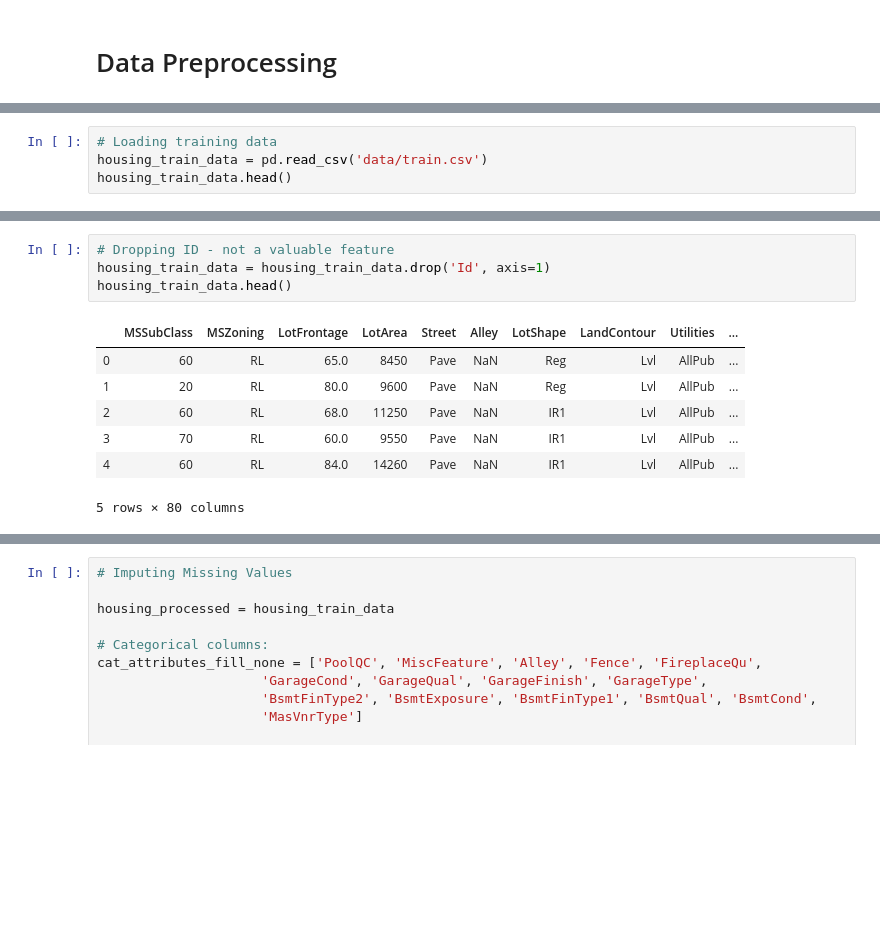
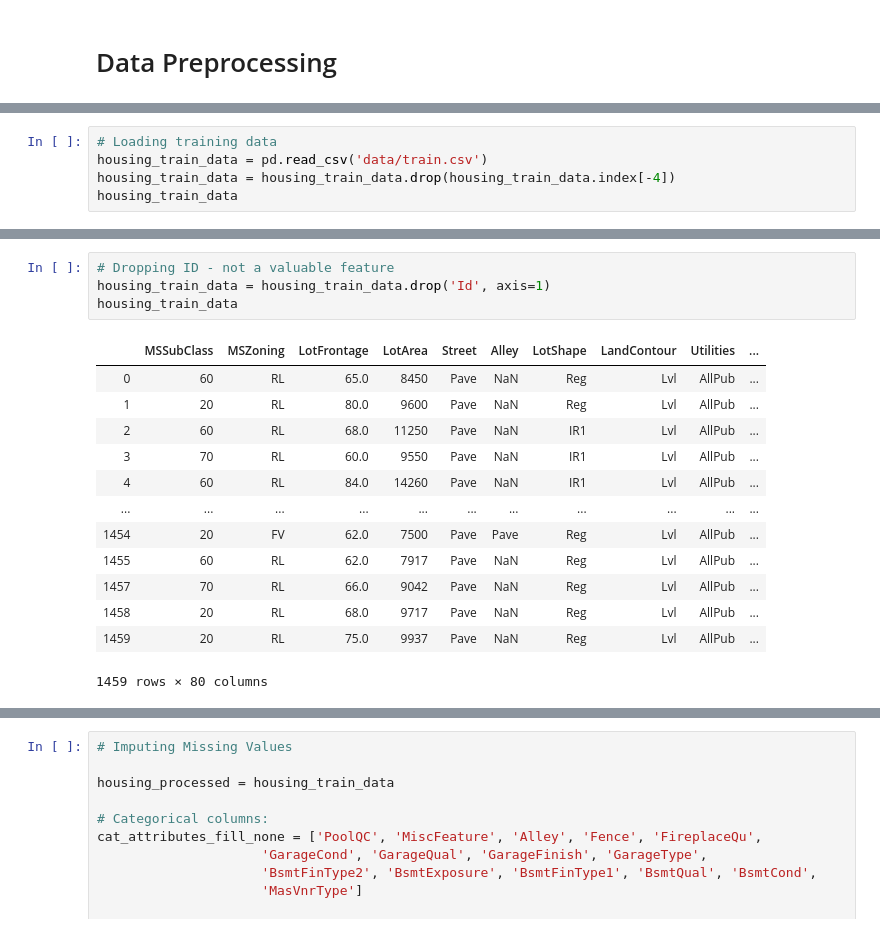
Before and after one commit to diannejardinez/Kaggle-Competition-Practice, a Jupyter notebook: Housing-Prices/second_submission-Machine-Learning-Competition-Practice-Iowa-Home-Prices.ipynb, the cells around one changed output, grey strips where cells are left out. Drawn from its saved outputs; the diff is of its cells as text; blank space fills up the shorter version.

```diff
--- a/Housing-Prices/second_submission-Machine-Learning-Competition-Practice-Iowa-Home-Prices.ipynb
+++ b/Housing-Prices/second_submission-Machine-Learning-Competition-Practice-Iowa-Home-Prices.ipynb
@@ -13,7 +30,8 @@ import seaborn as sns
 # %%
 # Loading training data
 housing_train_data = pd.read_csv('data/train.csv')
-housing_train_data.head()
+housing_train_data = housing_train_data.drop(housing_train_data.index[-4])
+housing_train_data
 # %% [output]
 |  | Id | MSSubClass | MSZoning | LotFrontage | LotArea | Street | Alley | LotShape | LandContour | ... |
 | 0 | 1 | 60 | RL | 65.0 | 8450 | Pave | NaN | Reg | Lvl | ... |
@@ -25,15 +49,21 @@ housing_train_data.head()
 # %%
 # Dropping ID - not a valuable feature
 housing_train_data = housing_train_data.drop('Id', axis=1)
-housing_train_data.head()
+housing_train_data
 # %% [output]
 |  | MSSubClass | MSZoning | LotFrontage | LotArea | Street | Alley | LotShape | LandContour | Utilities | ... |
 | 0 | 60 | RL | 65.0 | 8450 | Pave | NaN | Reg | Lvl | AllPub | ... |
 | 1 | 20 | RL | 80.0 | 9600 | Pave | NaN | Reg | Lvl | AllPub | ... |
 | 2 | 60 | RL | 68.0 | 11250 | Pave | NaN | IR1 | Lvl | AllPub | ... |
 | 3 | 70 | RL | 60.0 | 9550 | Pave | NaN | IR1 | Lvl | AllPub | ... |
 | 4 | 60 | RL | 84.0 | 14260 | Pave | NaN | IR1 | Lvl | AllPub | ... |
+| ... | ... | ... | ... | ... | ... | ... | ... | ... | ... | ... |
+| 1454 | 20 | FV | 62.0 | 7500 | Pave | Pave | Reg | Lvl | AllPub | ... |
+| 1455 | 60 | RL | 62.0 | 7917 | Pave | NaN | Reg | Lvl | AllPub | ... |
+| 1457 | 70 | RL | 66.0 | 9042 | Pave | NaN | Reg | Lvl | AllPub | ... |
+| 1458 | 20 | RL | 68.0 | 9717 | Pave | NaN | Reg | Lvl | AllPub | ... |
+| 1459 | 20 | RL | 75.0 | 9937 | Pave | NaN | Reg | Lvl | AllPub | ... |
-5 rows × 80 columns
+1459 rows × 80 columns
 # %%
 # Look at missing values
 housing_train_data_missing = housing_train_data.isnull().sum().sort_values(ascending=False)
```
Also changed, not shown: parts of 20 cells of this notebook, 1 other file.
